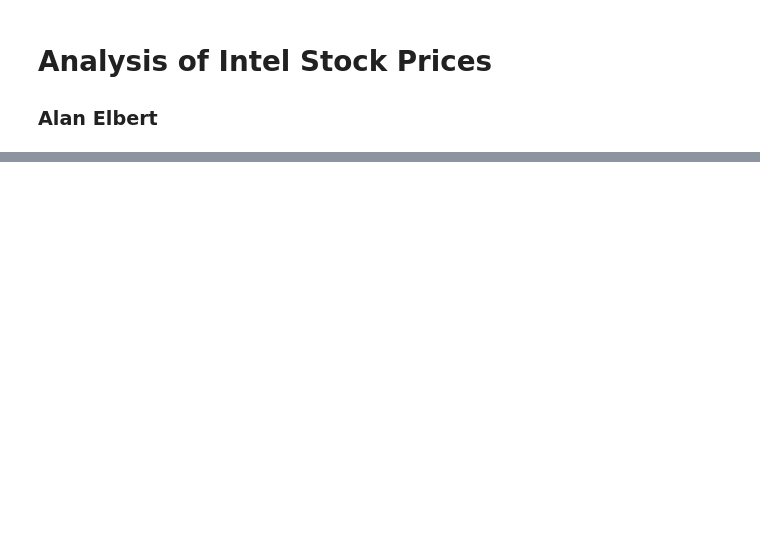
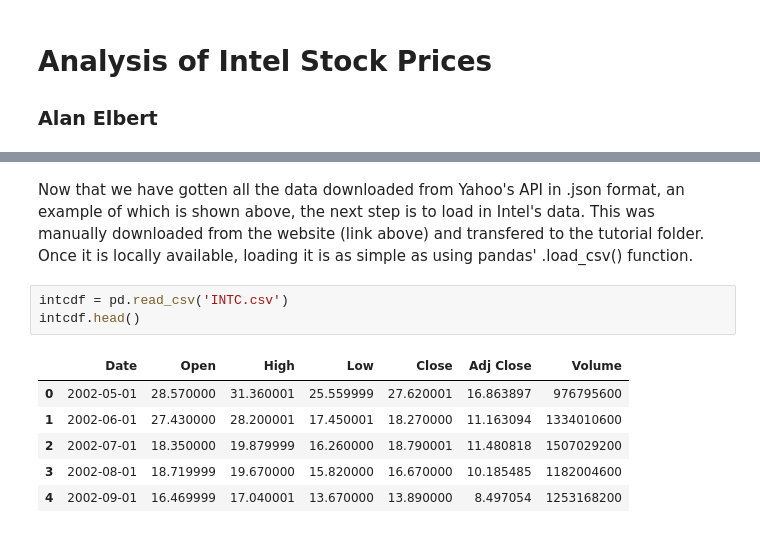
Before and after one commit to alanelbert/final_cmsc320, a Jupyter notebook: final.ipynb, the cells around one changed output, grey strips where cells are left out. Saved outputs shown, nothing was run; the diff lists cells and outputs as text; blank space fills up the shorter version.

```diff
--- a/final.ipynb
+++ b/final.ipynb
@@ -132,0 +165,12 @@ tcomm.head()
+# %% [markdown]
+Now that we have gotten all the data downloaded from Yahoo's API in .json format, an example of which is shown above, the next step is to load in Intel's data. This was manually downloaded from the website (link above) and transfered to the tutorial folder. Once it is locally available, loading it is as simple as using pandas' .load_csv() function.
+# %%
+intcdf = pd.read_csv('INTC.csv')
+intcdf.head()
+# %% [output]
+|  | Date | Open | High | Low | Close | Adj Close | Volume |
+| 0 | 2002-05-01 | 28.570000 | 31.360001 | 25.559999 | 27.620001 | 16.863897 | 976795600 |
+| 1 | 2002-06-01 | 27.430000 | 28.200001 | 17.450001 | 18.270000 | 11.163094 | 1334010600 |
+| 2 | 2002-07-01 | 18.350000 | 19.879999 | 16.260000 | 18.790001 | 11.480818 | 1507029200 |
+| 3 | 2002-08-01 | 18.719999 | 19.670000 | 15.820000 | 16.670000 | 10.185485 | 1182004600 |
+| 4 | 2002-09-01 | 16.469999 | 17.040001 | 13.670000 | 13.890000 | 8.497054 | 1253168200 |
```
Also changed, not shown: parts of 35 cells of this notebook, 2 other files.
